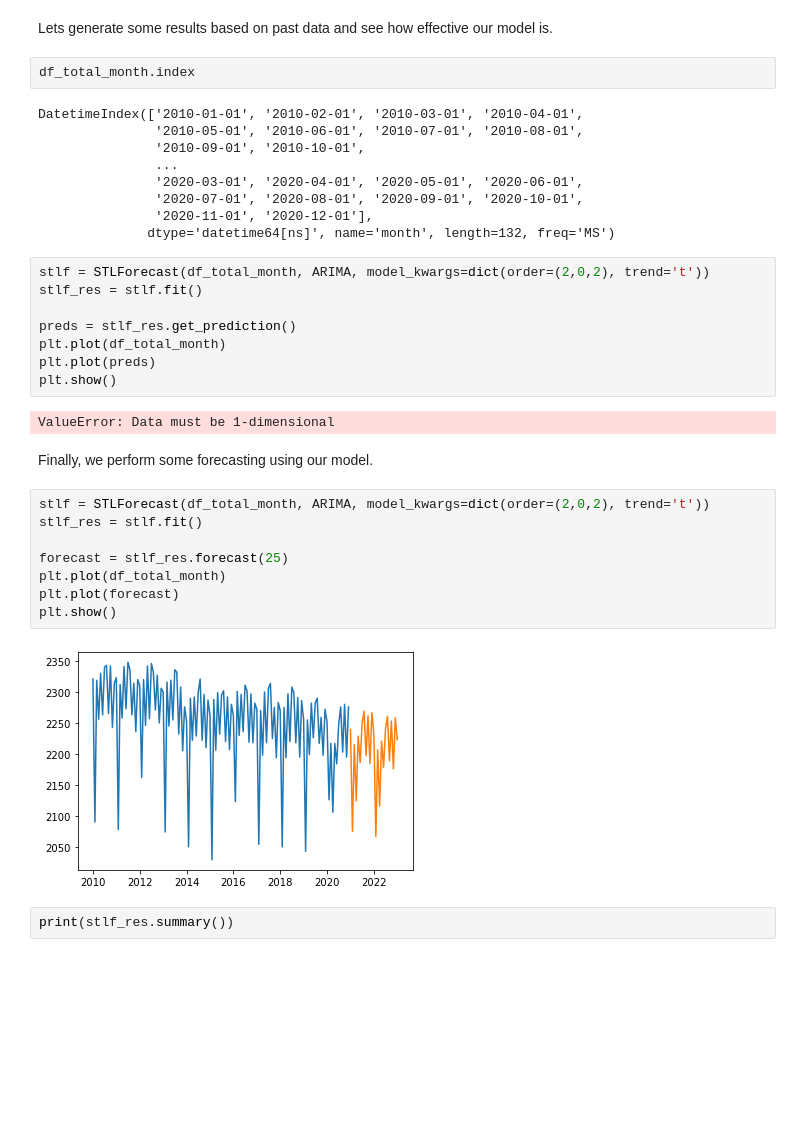
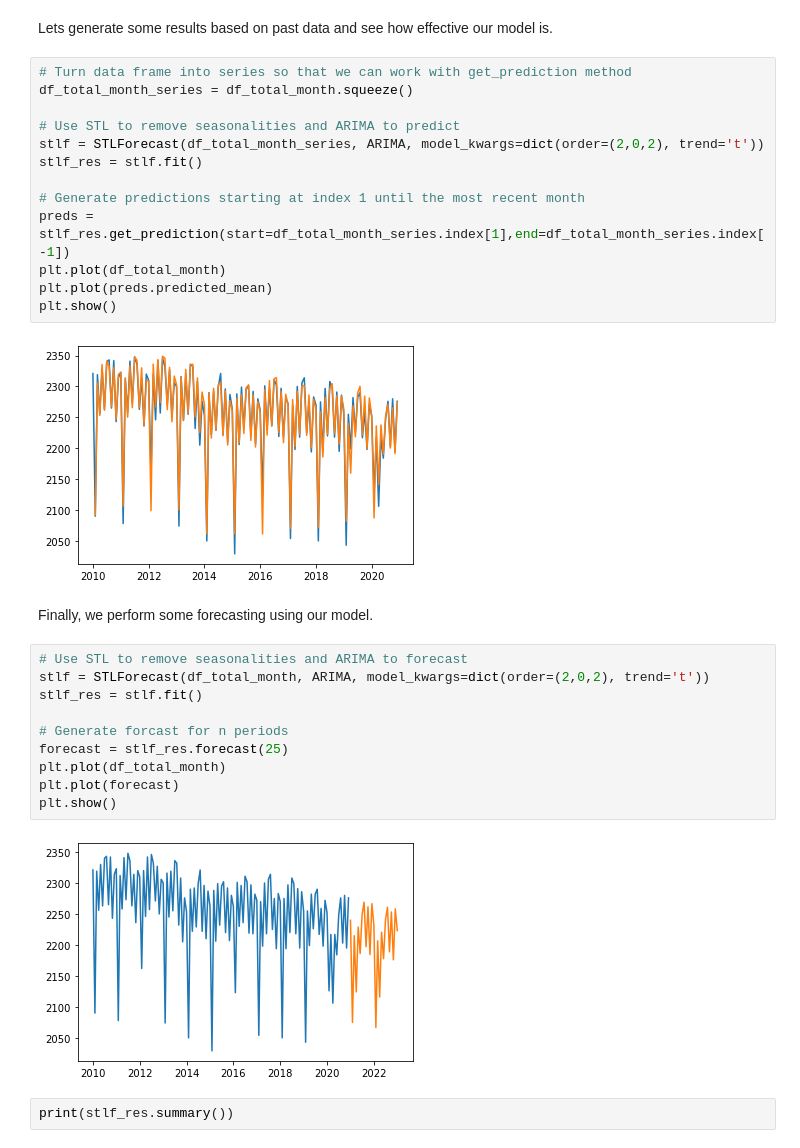
Before and after one commit to Achan40/chicago-crime, a Jupyter notebook: analysis/chicago-crime.ipynb, the cells around one changed output. Cells and saved outputs as stored; diff of their text form; blank space fills up the shorter version.

Commit message:
generated and plotted predictions

```diff
--- a/analysis/chicago-crime.ipynb
+++ b/analysis/chicago-crime.ipynb
@@ -229,33 +229,29 @@ fig = plot_acf(df_total_month, title="Autocorrelation on Original Series")
 Two lags are found to be above the significance level, and so q = 2. Out ARIMA parameters will be p = 2, d = 0, and q = 2.
 # %% [markdown]
 Lets generate some results based on past data and see how effective our model is.
-# %%
-df_total_month.index
-# %% [output]
-DatetimeIndex(['2010-01-01', '2010-02-01', '2010-03-01', '2010-04-01',
-               '2010-05-01', '2010-06-01', '2010-07-01', '2010-08-01',
-               '2010-09-01', '2010-10-01',
-               ...
-               '2020-03-01', '2020-04-01', '2020-05-01', '2020-06-01',
-               '2020-07-01', '2020-08-01', '2020-09-01', '2020-10-01',
-               '2020-11-01', '2020-12-01'],
-              dtype='datetime64[ns]', name='month', length=132, freq='MS')
 # %%
-stlf = STLForecast(df_total_month, ARIMA, model_kwargs=dict(order=(2,0,2), trend='t'))
+# Turn data frame into series so that we can work with get_prediction method
+df_total_month_series = df_total_month.squeeze()
+
+# Use STL to remove seasonalities and ARIMA to predict
+stlf = STLForecast(df_total_month_series, ARIMA, model_kwargs=dict(order=(2,0,2), trend='t'))
 stlf_res = stlf.fit()
 
-preds = stlf_res.get_prediction()
+# Generate predictions starting at index 1 until the most recent month
+preds = stlf_res.get_prediction(start=df_total_month_series.index[1],end=df_total_month_series.index[-1])
 plt.plot(df_total_month)
-plt.plot(preds)
+plt.plot(preds.predicted_mean)
 plt.show()
 # %% [output]
-ValueError: Data must be 1-dimensional
+[figure, added]
 # %% [markdown]
 Finally, we perform some forecasting using our model.
 # %%
+# Use STL to remove seasonalities and ARIMA to forecast
 stlf = STLForecast(df_total_month, ARIMA, model_kwargs=dict(order=(2,0,2), trend='t'))
 stlf_res = stlf.fit()
 
+# Generate forcast for n periods
 forecast = stlf_res.forecast(25)
 plt.plot(df_total_month)
 plt.plot(forecast)
```
